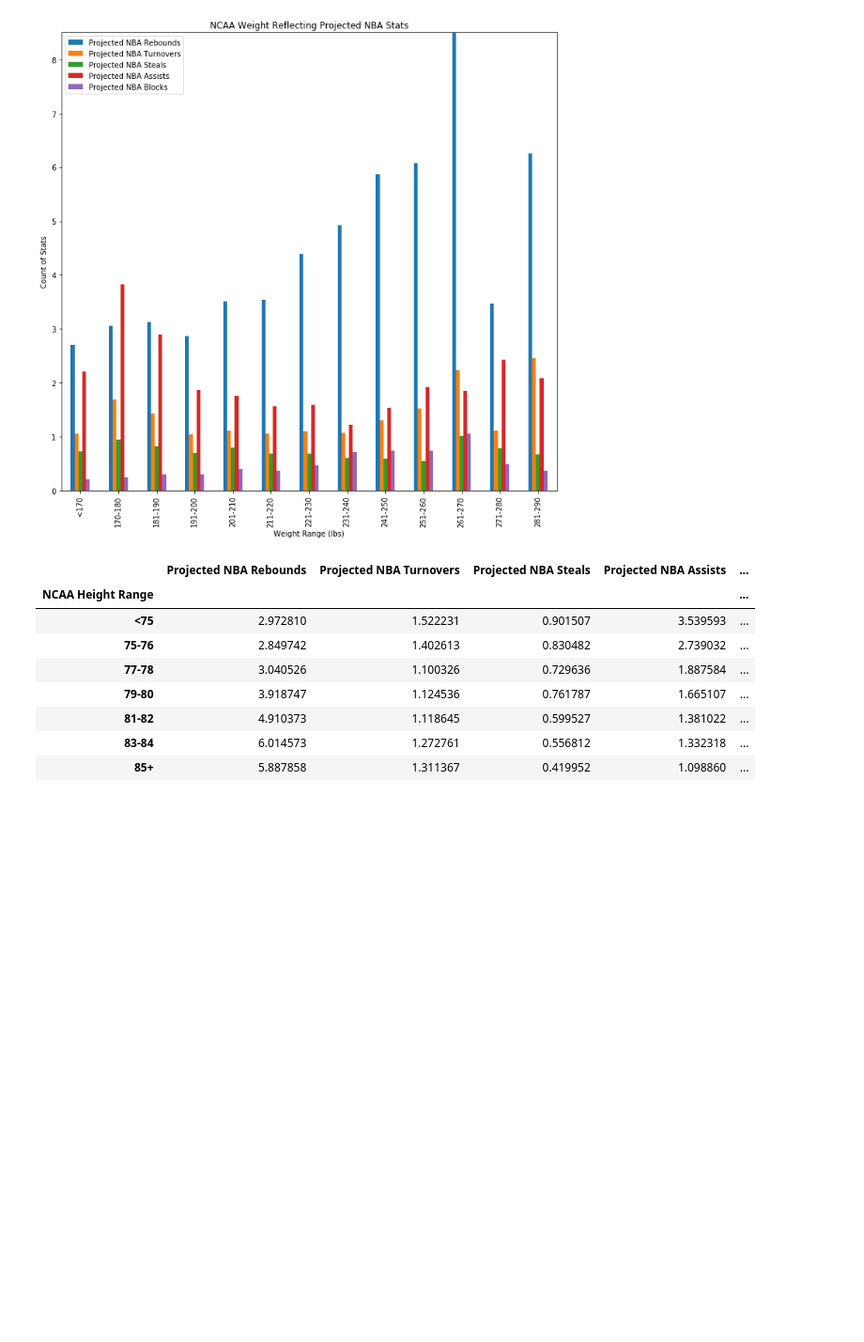
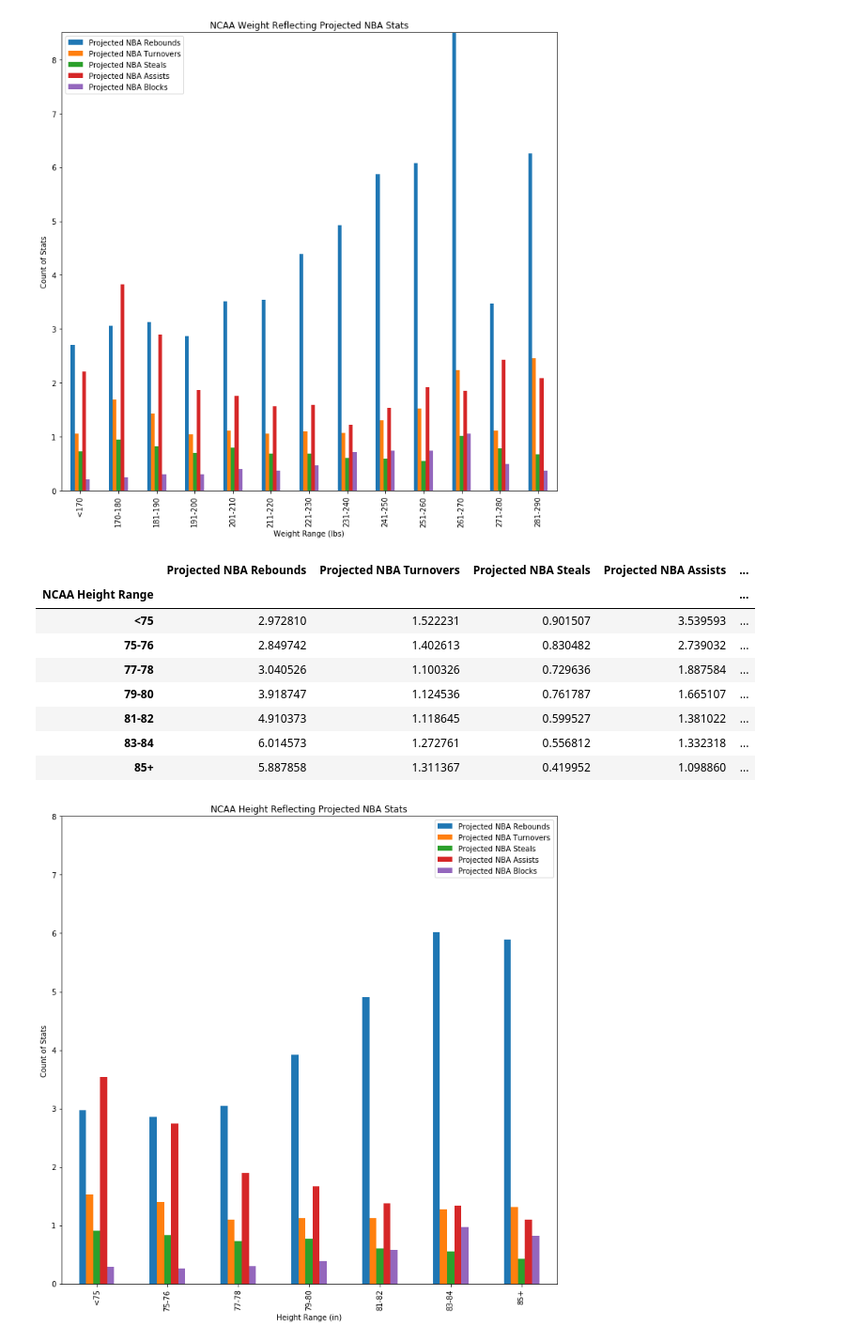
Before and after one commit to Stephen-Chu15/Performance_Translation_Project, a Jupyter notebook: Project_Analysis.ipynb, the cells around one changed output. Shown at 94% size. Drawn from its saved outputs; the diff is of its cells as text; code cells hidden in the pictures; blank space fills up the shorter version.

```diff
--- a/Project_Analysis.ipynb
+++ b/Project_Analysis.ipynb
@@ -415,3 +415,14 @@ height_data
 | 81-82 | 4.910373 | 1.118645 | 0.599527 | 1.381022 | ... |
 | 83-84 | 6.014573 | 1.272761 | 0.556812 | 1.332318 | ... |
 | 85+ | 5.887858 | 1.311367 | 0.419952 | 1.098860 | ... |
+# %%
+# Plot multi-line bar graphs to exhibit general trends for height
+height_chart = height_data.plot(kind = 'bar', figsize = (10,10), legend = 'best', ylim = (0,8))
+height_chart.set_title('NCAA Height Reflecting Projected NBA Stats')
+height_chart.set_xlabel('Height Range (in)')
+height_chart.set_ylabel ('Count of Stats')
+plt.tight_layout()
+plt.savefig('ProjectPlots/BinnedHeight.png')
+plt.show()
+# %% [output]
+[figure, added]
```
Also changed, not shown: parts of 1 cell of this notebook.
